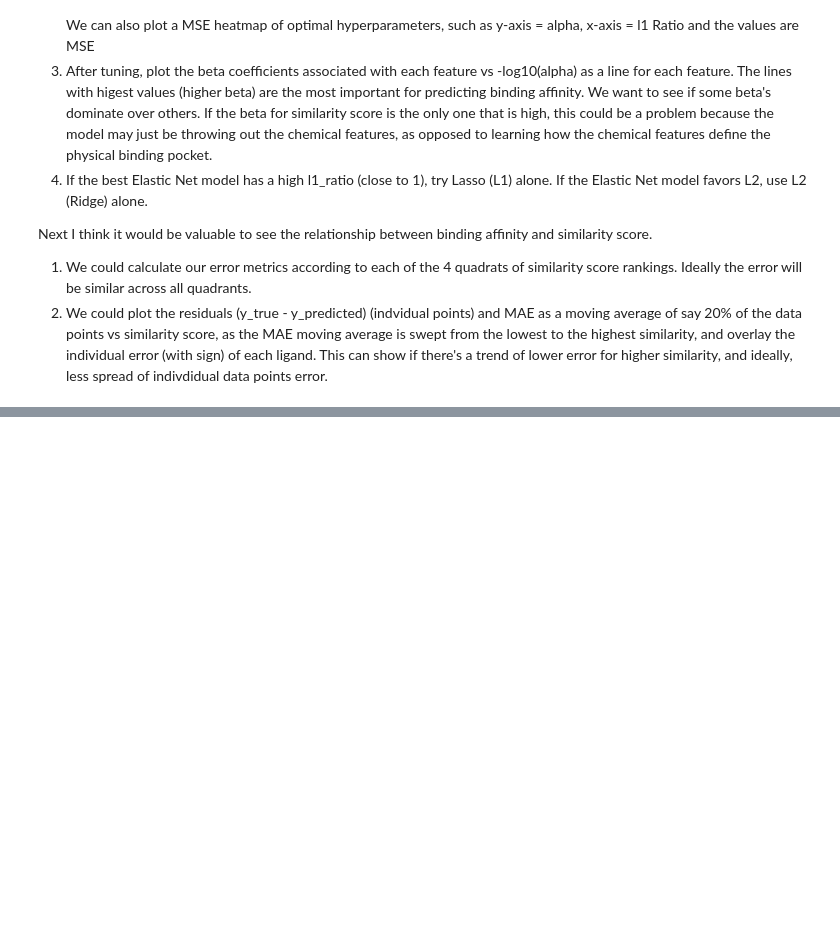
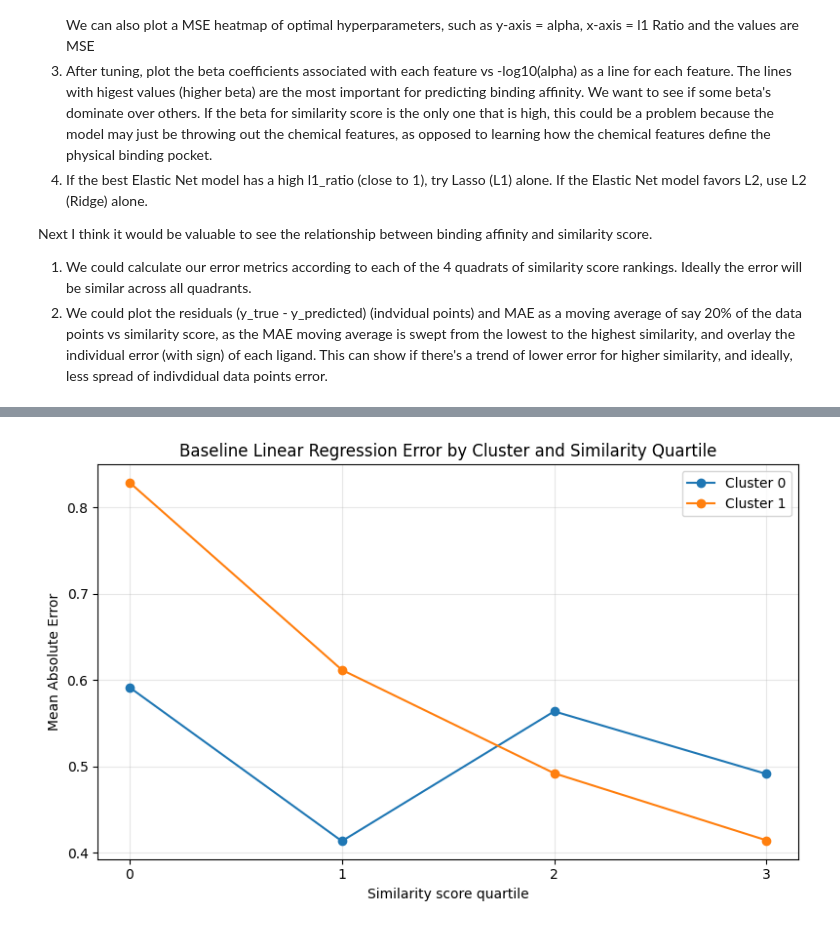
Before and after one commit to sibhi-sakthivel/chem277a-final-project, a Jupyter notebook: Project2_Chem277A_v5.ipynb, the cells around one changed output, grey strips where cells are left out. Saved outputs shown, nothing was run; the diff lists cells and outputs as text; code cells hidden in the pictures; blank space fills up the shorter version.

```diff
--- a/Project2_Chem277A_v5.ipynb
+++ b/Project2_Chem277A_v5.ipynb
@@ -2704,0 +2901,21 @@ print(f"Optimal L1 Ratio: {model_cv.l1_ratio_}")
+# %%
+# Phase 7.C.0 — Define X/y matrices for binding-affinity regression
+
+X_train = train_df[feature_cols]
+y_train = train_df[target_col]
+
+X_test = test_df[feature_cols]
+y_test = test_df[target_col]
+
+scaler = StandardScaler()
+
+X_train_scaled = scaler.fit_transform(X_train)
+X_test_scaled = scaler.transform(X_test)
+
+# Validate df shape alignment
+print(f"X_train shape: {X_train.shape}")
+print(f"X_test shape:  {X_test.shape}")
+print(f"y_train shape: {y_train.shape}")
+print(f"y_test shape:  {y_test.shape}")
+print(f"X_train_scaled shape: {X_train_scaled.shape}")
+print(f"X_test_scaled shape:  {X_test_scaled.shape}")
@@ -2704,0 +3082,24 @@ print(f"Optimal L1 Ratio: {model_cv.l1_ratio_}")
+# %%
+# Baseline MAE by cluster and similarity quartile
+
+plt.figure(figsize=(8, 5))
+
+for cluster_id in sorted(quartile_error_df["cluster_k2"].unique()):
+    cluster_data = quartile_error_df[quartile_error_df["cluster_k2"] == cluster_id]
+    plt.plot(
+        cluster_data["quartile"],
+        cluster_data["MAE"],
+        marker="o",
+        label=f"Cluster {cluster_id}"
+    )
+
+plt.xlabel("Similarity score quartile")
+plt.ylabel("Mean Absolute Error")
+plt.title("Baseline Linear Regression Error by Cluster and Similarity Quartile")
+plt.xticks(sorted(quartile_error_df["quartile"].unique()))
+plt.legend()
+plt.grid(True, alpha=0.3)
+plt.tight_layout()
+plt.show()
+# %% [output]
+[figure, added]
```
Also changed, not shown: parts of 46 cells of this notebook.
